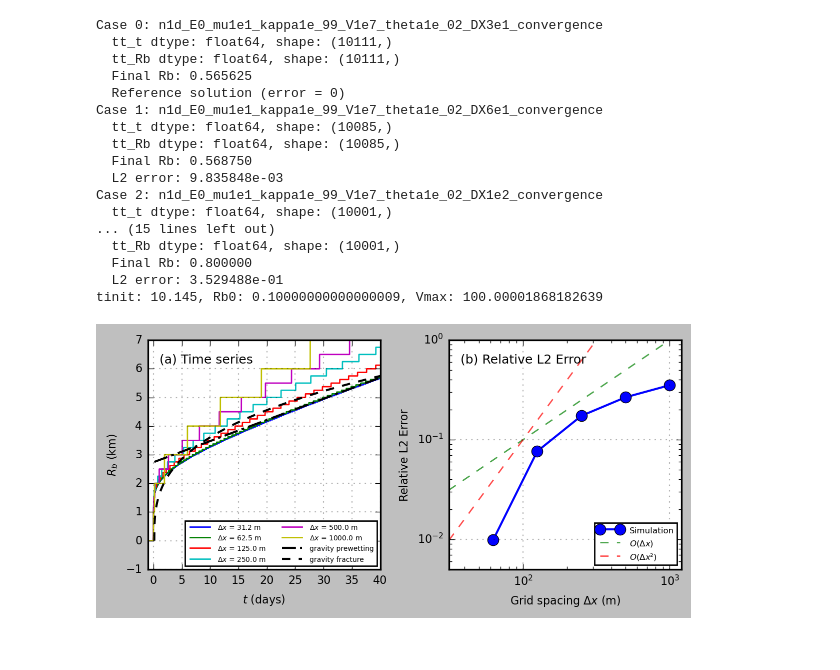
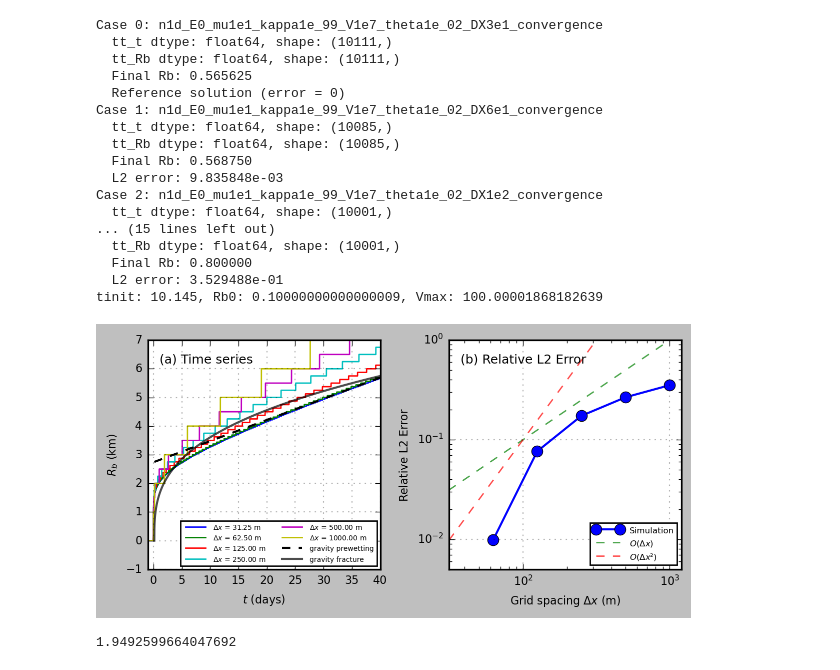
Before and after one commit to HwenZhang/nevis, a Jupyter notebook: srcplot/convergence_test.ipynb, the cells around one changed output. Cells and saved outputs as stored; diff of their text form; code cells hidden in the pictures.

```diff
--- a/srcplot/convergence_test.ipynb
+++ b/srcplot/convergence_test.ipynb
@@ -245,7 +245,7 @@ for i, casename in enumerate(casenames):
 
         time_days = tt_t * ps_t / pd_td
         ax1.plot(time_days-10, tt_Rb * ps_x / 1000,
-                label=f'$\Delta x$ = {vDx[i]:.1f} m', linewidth=1.0)
+                label=f'$\Delta x$ = {vDx[i]:.2f} m', linewidth=1.0)
 
         if i == 0:
             tt_t_fine = tt_t.copy()
@@ -289,10 +289,10 @@ print(f"tinit: {tt0}, Rb0: {Rb0}, Vmax: {Vmax*1e8/1e5}")
 # ax1.plot(time_days[tinit:]-t_drainage, Rb_analytical[tinit:]/1e3, 'k:', label='bending prewetting', linewidth=1.5)
 
 Rb_analytical_gravity = ((rhow*g*np.sin(theta)*V0)**1.25)*(h0**0.5)/(12*mu_eff*B**0.25)*((time_days-tt0)*pd_td) + Rb0 *ps_x
-ax1.plot(time_days[tinit:]-t_drainage, 1.75+Rb_analytical_gravity[tinit:]/1e3, 'k-.', label='gravity prewetting', linewidth=1.5, dashes=[10, 3, 2, 3])
+ax1.plot(time_days[tinit:]-t_drainage, 1.75+Rb_analytical_gravity[tinit:]/1e3, 'k--', label='gravity prewetting', linewidth=1.5)
 
 Rb_frac = 3/(2**(2/3))*(rhow*g*theta*V0**2/(12*mu_eff))**(1/3)*((time_days-tt0)*pd_td)**(1/3) + 0*Rb0 *ps_x
-ax1.plot(time_days[tinit:]-t_drainage, Rb_frac[tinit:]/1e3, 'k--', label='gravity fracture', linewidth=1.5)
+ax1.plot(time_days[tinit:]-t_drainage, Rb_frac[tinit:]/1e3, 'k-', label='gravity fracture', linewidth=1.5, alpha=0.7)
 # ax1.loglog(time_days,0.75*(time_days-5)**(1/3), label=r'Reference $t^{1/3}$', linestyle='--', color='k', linewidth=1.5)
 ax1.set_xlim([-1, 40])
 ax1.set_ylim([-1, 7])
@@ -321,7 +321,7 @@ ax2.set_xlim([min(vDx), max(vDx)*1.2])
 ax2.set_ylim([5e-3, 1e0])
 ax2.text(0.05,0.90, r'(b) Relative L2 Error', fontsize=9, color='black', transform=ax2.transAxes)
 ax2.legend(loc='lower right', fontsize=6, ncol=1,
-          handlelength=3.0,
+          handlelength=3.5,
           handleheight=1.2,
           labelspacing=0.5)
 ax2.grid(alpha=0.3)
@@ -329,31 +329,35 @@ ax2.grid(alpha=0.3)
 
 plt.tight_layout()
 
 fig.savefig(
     './figures/Fig9_convergence_2.png',
     dpi=600,
     transparent=False,
     bbox_inches='tight',
     pad_inches=0.1
 )
 
 plt.show()
 # %% [output]
 Case 0: n1d_E0_mu1e1_kappa1e_99_V1e7_theta1e_02_DX3e1_convergence
   tt_t dtype: float64, shape: (10111,)
   tt_Rb dtype: float64, shape: (10111,)
   Final Rb: 0.565625
   Reference solution (error = 0)
 Case 1: n1d_E0_mu1e1_kappa1e_99_V1e7_theta1e_02_DX6e1_convergence
   tt_t dtype: float64, shape: (10085,)
   tt_Rb dtype: float64, shape: (10085,)
   Final Rb: 0.568750
   L2 error: 9.835848e-03
 Case 2: n1d_E0_mu1e1_kappa1e_99_V1e7_theta1e_02_DX1e2_convergence
   tt_t dtype: float64, shape: (10001,)
 ... (15 lines left out)
   tt_Rb dtype: float64, shape: (10001,)
   Final Rb: 0.800000
   L2 error: 3.529488e-01
 tinit: 10.145, Rb0: 0.10000000000000009, Vmax: 100.00001868182639
-[figure, old version]
+[figure, new version]
+# %%
+291**(2/17)
+# %% [output]
+1.9492599664047692
```
Also changed, not shown: parts of 1 cell of this notebook, 5 other files.
